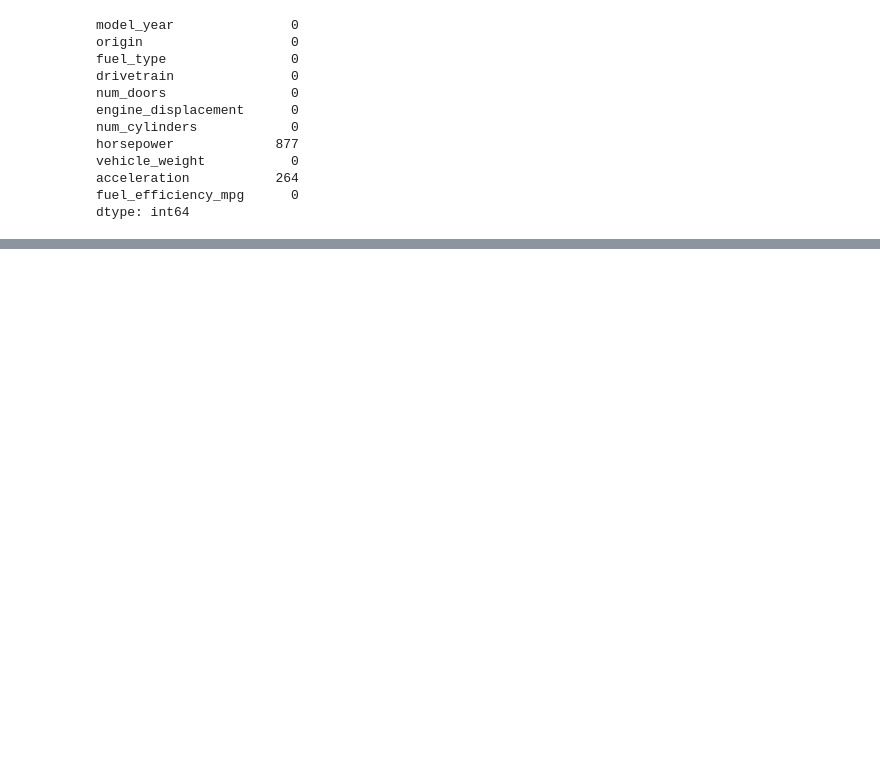
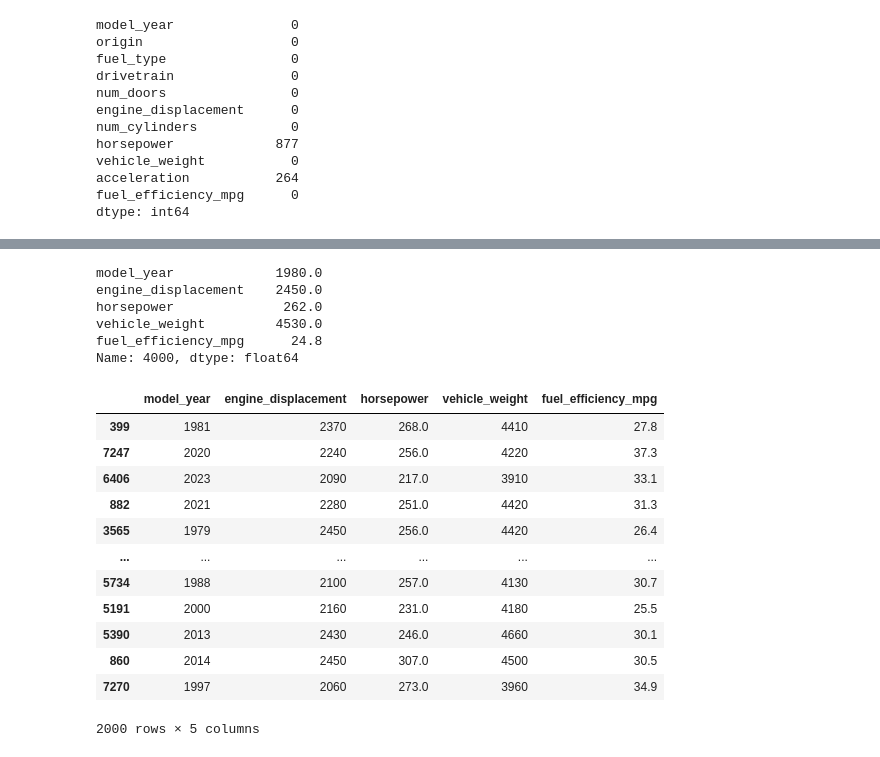
Before and after one commit to oscanx/Machine-Learning-zoomcamp-homework, a Jupyter notebook: Home_work_Module 2.ipynb, the cells around one changed output, grey strips where cells are left out. Drawn from its saved outputs; the diff is of its cells as text; code cells hidden in the pictures; blank space fills up the shorter version.

```diff
--- a/Home_work_Module 2.ipynb
+++ b/Home_work_Module 2.ipynb
@@ -119,0 +169,41 @@ Name: horsepower, dtype: float64
+# %%
+# splitting the data
+n = len(df)
+n_valid = int(n*0.2)
+n_test = int(n*0.2)
+n_train =n-n_valid-n_test
+# %%
+df_val = df.iloc[:n_valid]
+df_test = df.iloc[n_valid:n_valid + n_test]
+df_train =df.iloc[n_valid +n_test]
+df_train
+# %% [output]
+model_year             1980.0
+engine_displacement    2450.0
+horsepower              262.0
+vehicle_weight         4530.0
+fuel_efficiency_mpg      24.8
+Name: 4000, dtype: float64
+# %%
+np.random.seed(42)
+idx = np.arange(n)
+np.random.shuffle(idx)
+
+df_train = df.iloc[idx[:n_train]]
+df_valid = df.iloc[idx[n_train:n_train + n_valid]]
+df_test = df.iloc[idx[n_train + n_valid:]]
+df_test
+# %% [output]
+|  | model_year | engine_displacement | horsepower | vehicle_weight | fuel_efficiency_mpg |
+| 399 | 1981 | 2370 | 268.0 | 4410 | 27.8 |
+| 7247 | 2020 | 2240 | 256.0 | 4220 | 37.3 |
+| 6406 | 2023 | 2090 | 217.0 | 3910 | 33.1 |
+| 882 | 2021 | 2280 | 251.0 | 4420 | 31.3 |
+| 3565 | 1979 | 2450 | 256.0 | 4420 | 26.4 |
+| ... | ... | ... | ... | ... | ... |
+| 5734 | 1988 | 2100 | 257.0 | 4130 | 30.7 |
+| 5191 | 2000 | 2160 | 231.0 | 4180 | 25.5 |
+| 5390 | 2013 | 2430 | 246.0 | 4660 | 30.1 |
+| 860 | 2014 | 2450 | 307.0 | 4500 | 30.5 |
+| 7270 | 1997 | 2060 | 273.0 | 3960 | 34.9 |
+2000 rows × 5 columns
```
Also changed, not shown: parts of 22 cells of this notebook.
